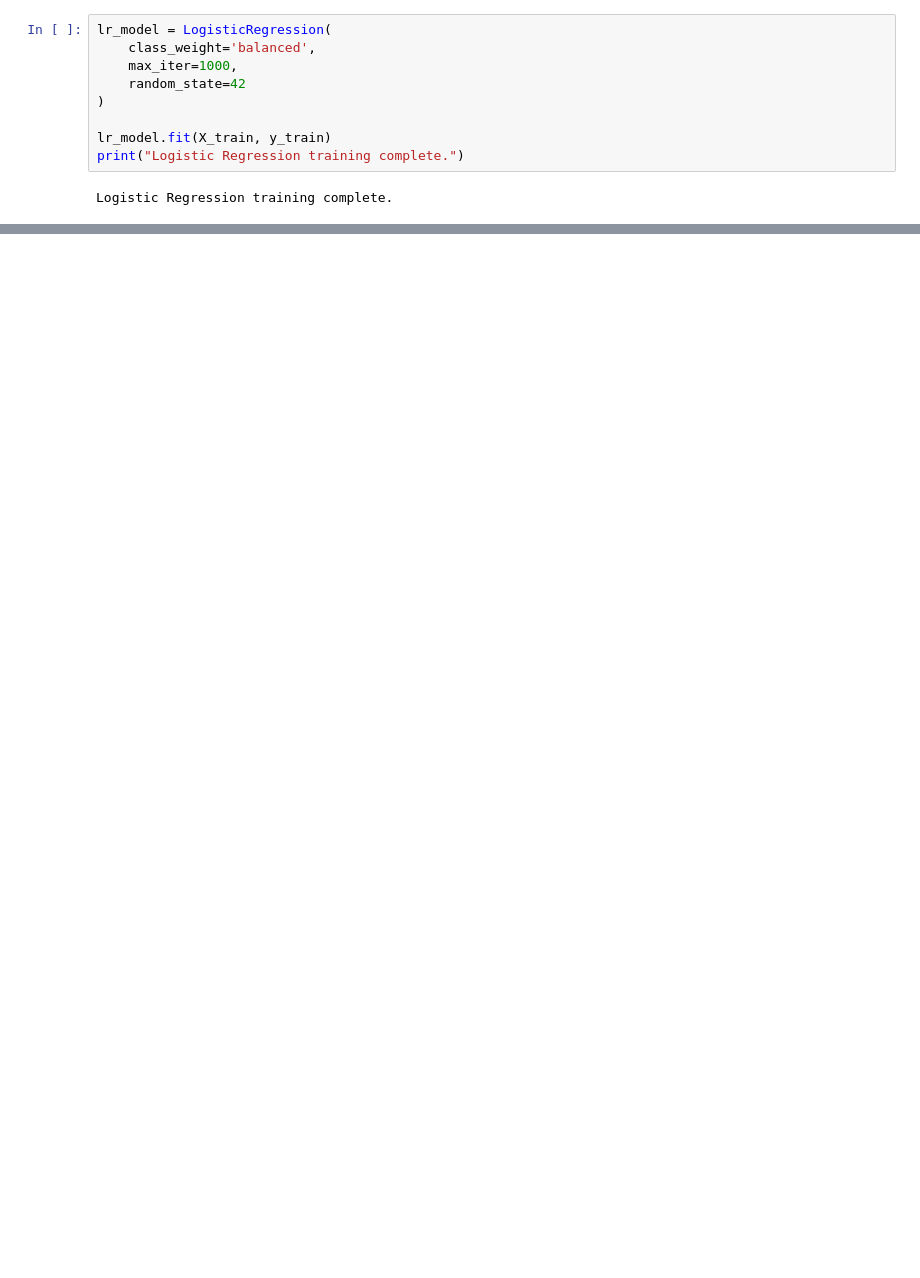
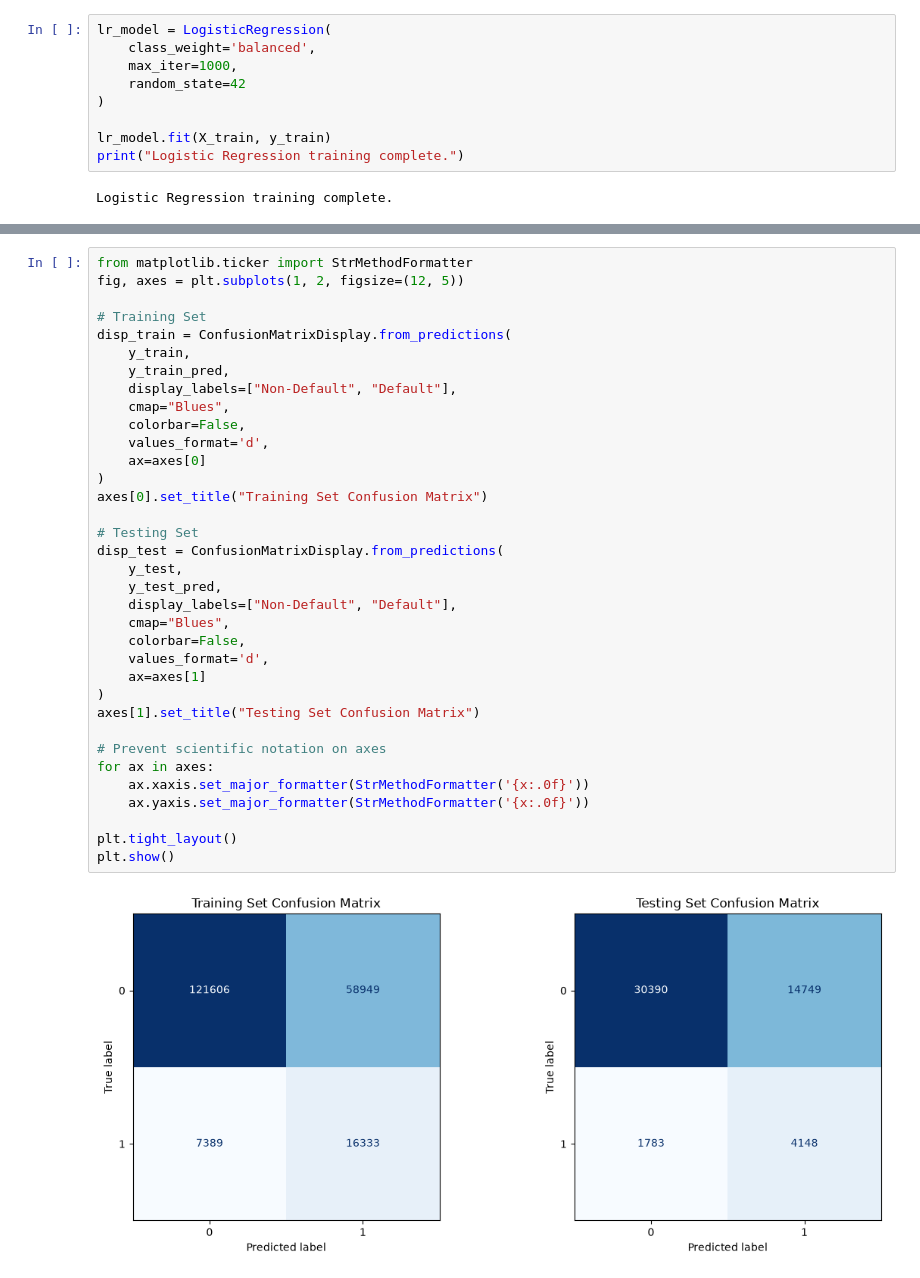
Before and after one commit to harshit87612/loan-default-prediction, a Jupyter notebook: notebooks/03_modeling.ipynb, the cells around one changed output, grey strips where cells are left out. Cells and saved outputs as stored; diff of their text form; blank space fills up the shorter version.

```diff
--- a/notebooks/03_modeling.ipynb
+++ b/notebooks/03_modeling.ipynb
@@ -619,0 +404,37 @@ It is also worth noting that this dataset is synthetically generated. On real-wo
+# %%
+from matplotlib.ticker import StrMethodFormatter
+fig, axes = plt.subplots(1, 2, figsize=(12, 5))
+
+# Training Set
+disp_train = ConfusionMatrixDisplay.from_predictions(
+    y_train,
+    y_train_pred,
+    display_labels=["Non-Default", "Default"],
+    cmap="Blues",
+    colorbar=False,
+    values_format='d',
+    ax=axes[0]
+)
+axes[0].set_title("Training Set Confusion Matrix")
+
+# Testing Set
+disp_test = ConfusionMatrixDisplay.from_predictions(
+    y_test,
+    y_test_pred,
+    display_labels=["Non-Default", "Default"],
+    cmap="Blues",
+    colorbar=False,
+    values_format='d',
+    ax=axes[1]
+)
+axes[1].set_title("Testing Set Confusion Matrix")
+
+# Prevent scientific notation on axes
+for ax in axes:
+    ax.xaxis.set_major_formatter(StrMethodFormatter('{x:.0f}'))
+    ax.yaxis.set_major_formatter(StrMethodFormatter('{x:.0f}'))
+
+plt.tight_layout()
+plt.show()
+# %% [output]
+[figure, added]
```
Also changed, not shown: parts of 108 cells of this notebook.
